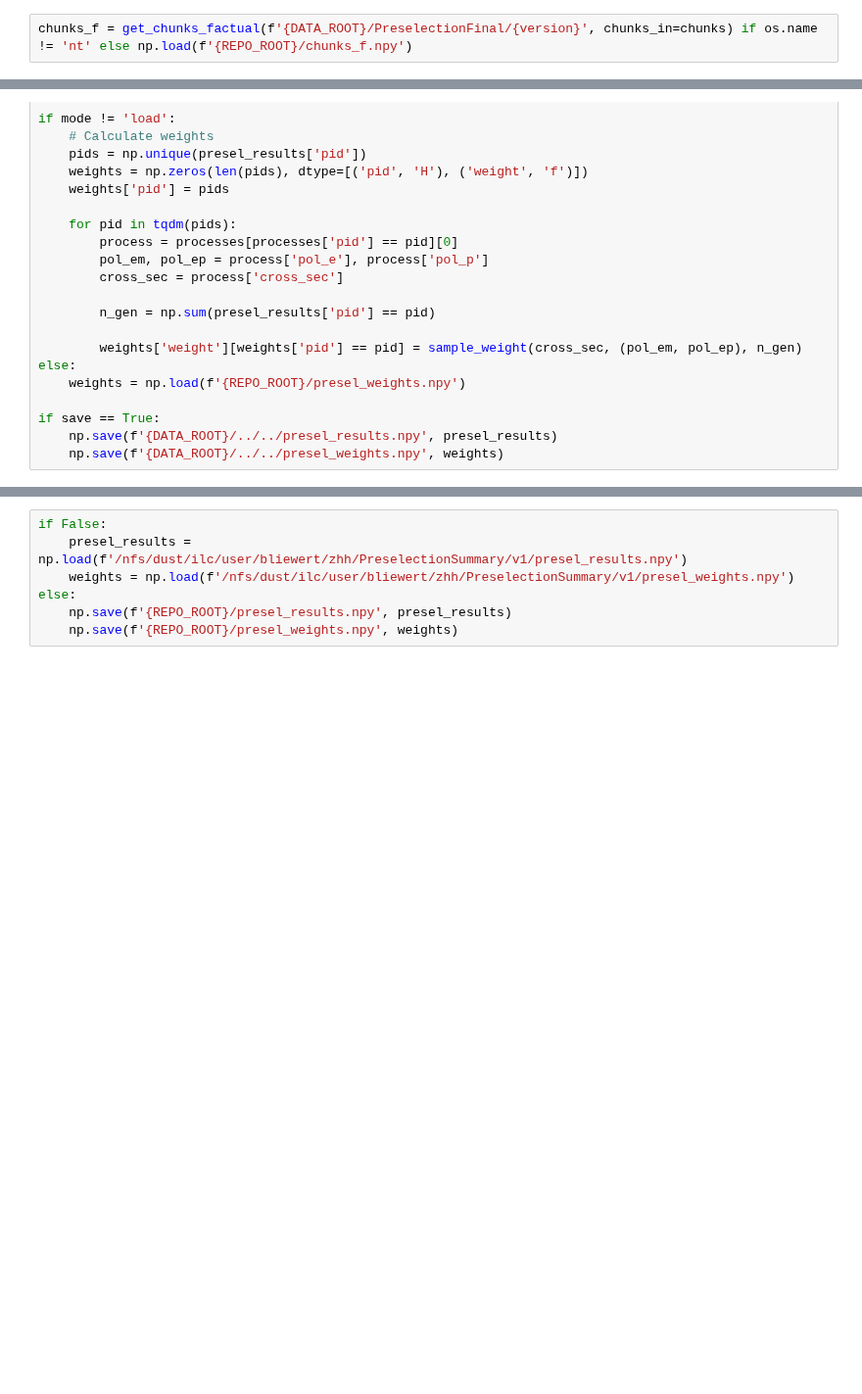
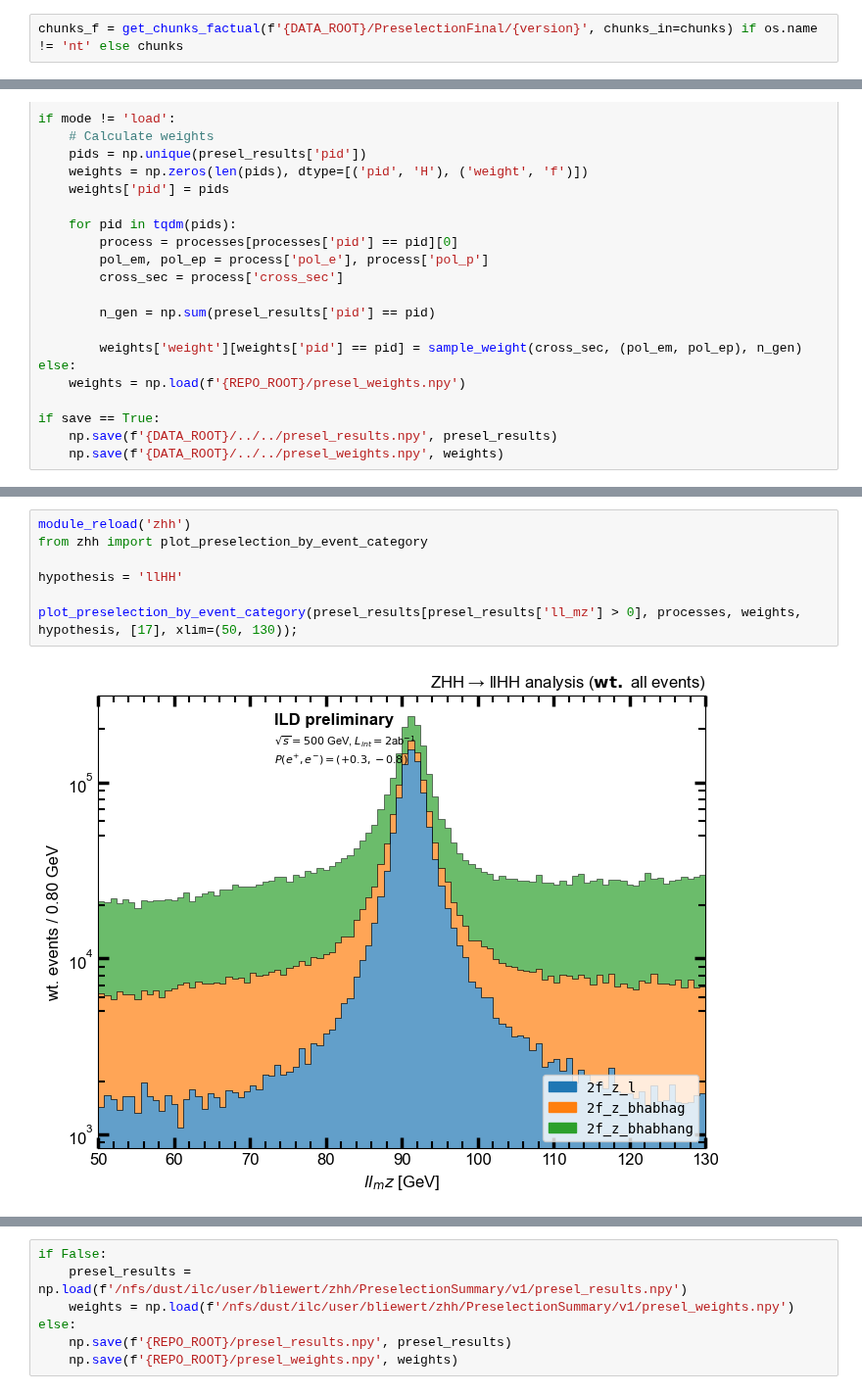
Before and after one commit to ILDAnaSoft/ZHH, a Jupyter notebook: notebooks/6_preselection.ipynb, the cells around one changed output, grey strips where cells are left out. Shown at 98% size. Cells and saved outputs as stored; diff of their text form; blank space fills up the shorter version.

```diff
--- a/notebooks/6_preselection.ipynb
+++ b/notebooks/6_preselection.ipynb
@@ -22,7 +23,7 @@ processes = np.load(f"{INDEX_DIR if os.name != 'nt' else REPO_ROOT}/processes.np
 samples = np.load(f"{INDEX_DIR if os.name != 'nt' else REPO_ROOT}/samples.npy")
 chunks = np.load(f'{DATA_ROOT}/CreatePreselectionChunks/v1/chunks.npy') if os.name != 'nt' else np.load(f'{REPO_ROOT}/chunks_f.npy')
 # %%
-chunks_f = get_chunks_factual(f'{DATA_ROOT}/PreselectionFinal/{version}', chunks_in=chunks) if os.name != 'nt' else np.load(f'{REPO_ROOT}/chunks_f.npy')
+chunks_f = get_chunks_factual(f'{DATA_ROOT}/PreselectionFinal/{version}', chunks_in=chunks) if os.name != 'nt' else chunks
 # %%
 np.save(f'{REPO_ROOT}/chunks_f.npy', chunks_f)
 # %% [markdown]
@@ -418,0 +372,9 @@ plot_hist(presel_results[mask]['ll_mz'],
+# %%
+module_reload('zhh')
+from zhh import plot_preselection_by_event_category
+
+hypothesis = 'llHH'
+
+plot_preselection_by_event_category(presel_results[presel_results['ll_mz'] > 0], processes, weights, hypothesis, [17], xlim=(50, 130));
+# %% [output]
+[figure, added]
```
Also changed, not shown: parts of 17 cells of this notebook, 10 other files.
